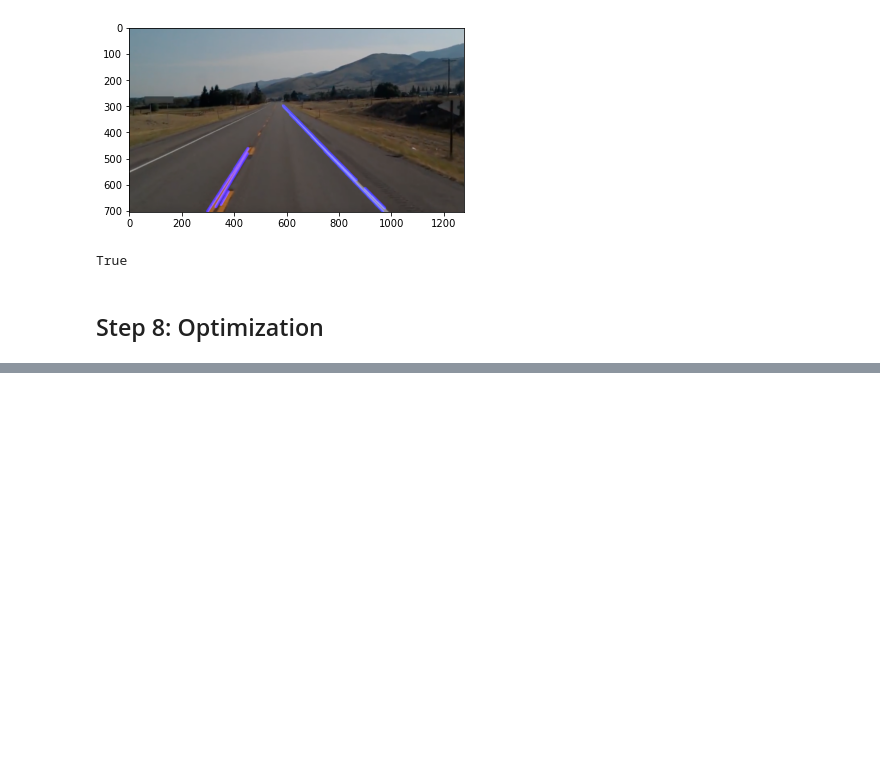
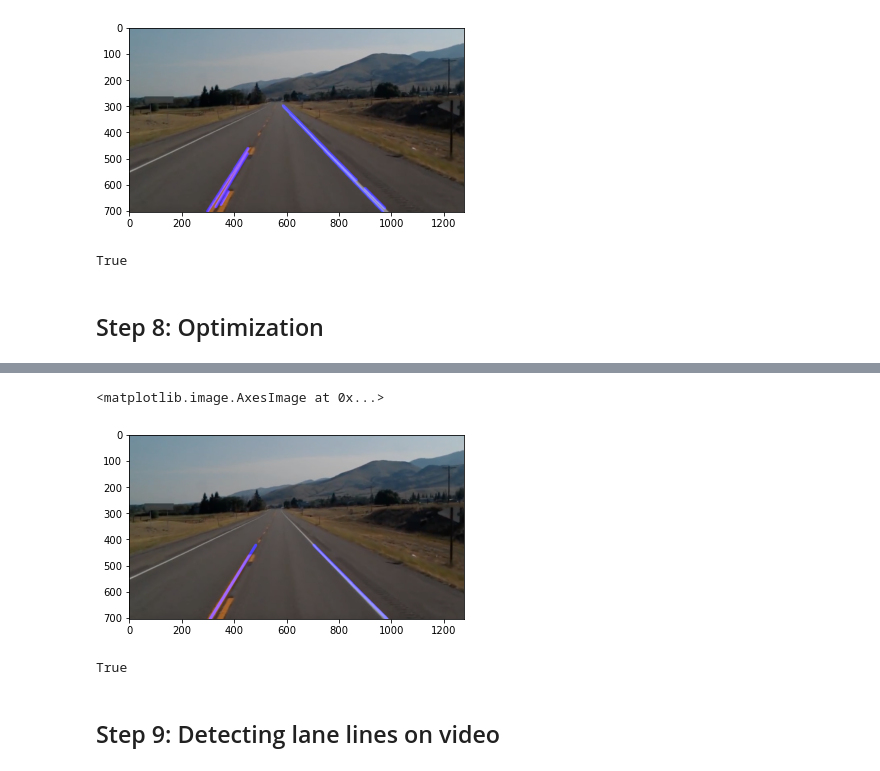
Before and after one commit to arief25ramadhan/Find-Lanes-Basic, a Jupyter notebook: find-lanes-basic.ipynb, the cells around one changed output, grey strips where cells are left out. Drawn from its saved outputs; the diff is of its cells as text; code cells hidden in the pictures; blank space fills up the shorter version.

```diff
--- a/find-lanes-basic.ipynb
+++ b/find-lanes-basic.ipynb
@@ -137,0 +185,14 @@ True
+# %%
+combo_image_optimized = cv2.addWeighted(lane_image, 0.8, line_image_optimized, 1, 1)
+combo_image_optimized_show = cv2.cvtColor(combo_image_optimized, cv2.COLOR_BGR2RGB)
+
+plt.imshow(combo_image_optimized_show)
+# %% [output]
+<matplotlib.image.AxesImage at 0x...>
+[figure, added]
+# %%
+cv2.imwrite('optimized_lane_image.jpg', combo_image_optimized)
+# %% [output]
+True
+# %% [markdown]
+## Step 9: Detecting lane lines on video
```
Also changed, not shown: parts of 8 cells of this notebook.
